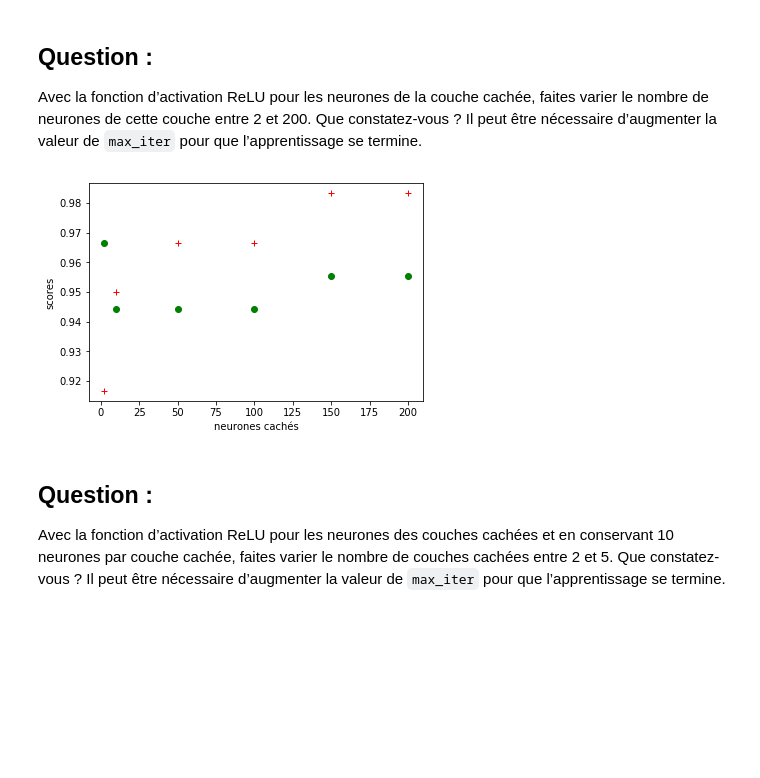
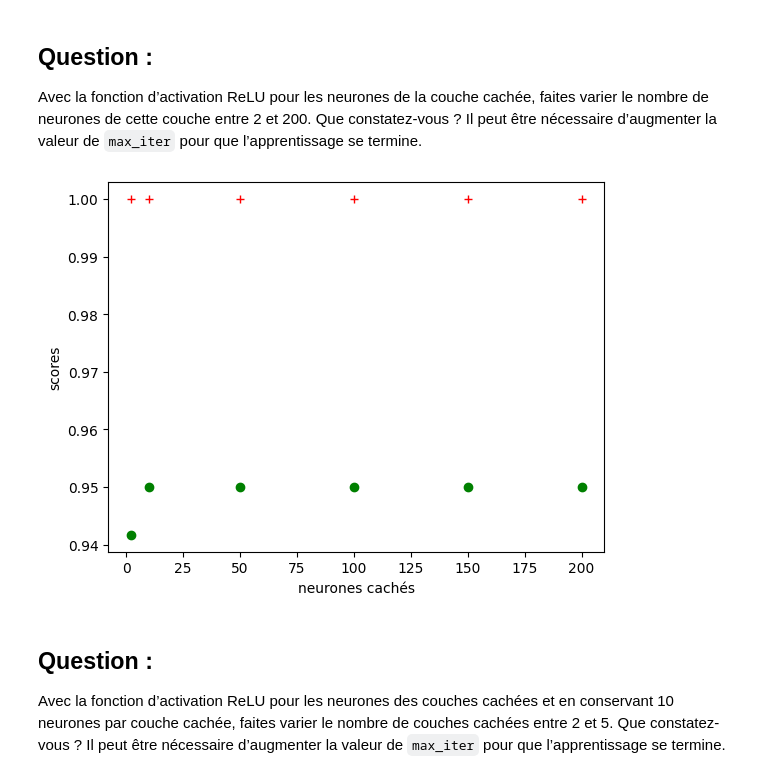
Before and after one commit to SettG/AI-python, a Jupyter notebook: TP1 RNiris.ipynb, the cells around one changed output. Saved outputs shown, nothing was run; the diff lists cells and outputs as text; code cells hidden in the pictures; blank space fills up the shorter version.

```diff
--- a/TP1 RNiris.ipynb
+++ b/TP1 RNiris.ipynb
@@ -40,7 +60,7 @@ Séparons d’abord l’ensemble des observations disponibles en données d’ap
 #
 from sklearn.model_selection import train_test_split
 np.random.seed(10)
-Xa, Xt, Ya, Yt = train_test_split(X,Y,test_size=0.4)
+Xa, Xt, Ya, Yt = train_test_split(X,Y,test_size=0.2)
 # %% [markdown]
 ### Construction d’un modèle pour illustration
 
@@ -122,0 +130,28 @@ Le score en test avec tanh est 0.9666666666666667
+# %%
+clf1 = MLPClassifier(max_iter=1000, random_state=0, activation='identity')
+clf1.fit(Xa[:,2:4], Ya)
+train_score = clf1.score(Xa[:,2:4], Ya)
+test_score = clf1.score(Xt[:,2:4], Yt)
+print("Le score sur les données d'apprentissage activation = identity est {}".format(train_score))
+print("Le score sur les données de test activation = identity est {}".format(test_score))
+print("----------------------------------------------------")
+clf2 = MLPClassifier(max_iter=1000, random_state=0, activation='relu')
+clf2.fit(Xa[:, 2:4], Ya)
+train_score = clf2.score(Xa[:, 2:4], Ya)
+test_score = clf2.score(Xt[:, 2:4], Yt)
+print("Le score sur les données d'apprentissage pour activation = relu est {}".format(train_score))
+print("Le score sur les données de test activation = relu est {}".format(test_score))
+print("----------------------------------------------------")
+clf3 = MLPClassifier(max_iter=1000, random_state=0, activation='logistic')
+clf3.fit(Xa[:, 2:4], Ya)
+train_score = clf3.score(Xa[:, 2:4], Ya)
+test_score = clf3.score(Xt[:, 2:4], Yt)
+print("Le score sur les données d'apprentissage pour activation = logistic est {}".format(train_score))
+print("Le score sur les données de test activation = logistic est {}".format(test_score))
+print("----------------------------------------------------")
+clf4 = MLPClassifier(max_iter=1000, random_state=0, activation='tanh')
+clf4.fit(Xa[:, 2:4], Ya)
+train_score = clf4.score(Xa[:, 2:4], Ya)
+test_score = clf4.score(Xt[:, 2:4], Yt)
+print("Le score sur les données d'apprentissage pour activation = tanh est {}".format(train_score))
+print("Le score sur les données de test activation = tanh est {}".format(test_score))
@@ -131,15 +265,22 @@ Que constatez-vous ? Pourquoi les performances obtenues avec `identity` sont net
 
 Avec la fonction d’activation ReLU pour les neurones de la couche cachée, faites varier le nombre de neurones de cette couche entre 2 et 200. Que constatez-vous ? Il peut être nécessaire d’augmenter la valeur de `max_iter` pour que l’apprentissage se termine.
 # %%
-
+train_scores, test_scores = [], []
+for i in [2, 10, 50, 100, 150, 200]:
+    clf = MLPClassifier(max_iter=3500, random_state=0, hidden_layer_sizes=(i,), activation='relu')
+    clf.fit(Xa[:, 2:4], Ya)
+    train_score = clf.score(Xa[:, 2:4], Ya)
+    test_score = clf.score(Xt[:, 2:4], Yt)
+    train_scores.append(train_score)
+    test_scores.append(test_score)
 plt.figure()
 plt.xlabel('neurones cachés')
 plt.ylabel('scores')
 plt.plot([2, 10, 50, 100, 150, 200], train_scores, 'go')
 plt.plot([2, 10, 50, 100, 150, 200], test_scores, 'r+')
 plt.show()
 # %% [output]
-[figure, old version]
+[figure, new version]
 # %% [markdown]
 ## Question :
 
```
Also changed, not shown: parts of 11 cells of this notebook, 1 other file.
